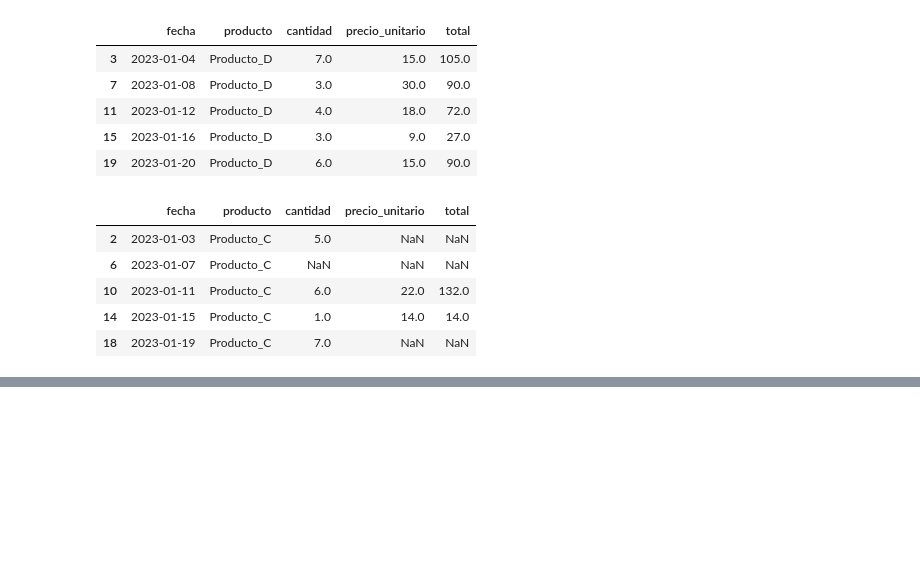
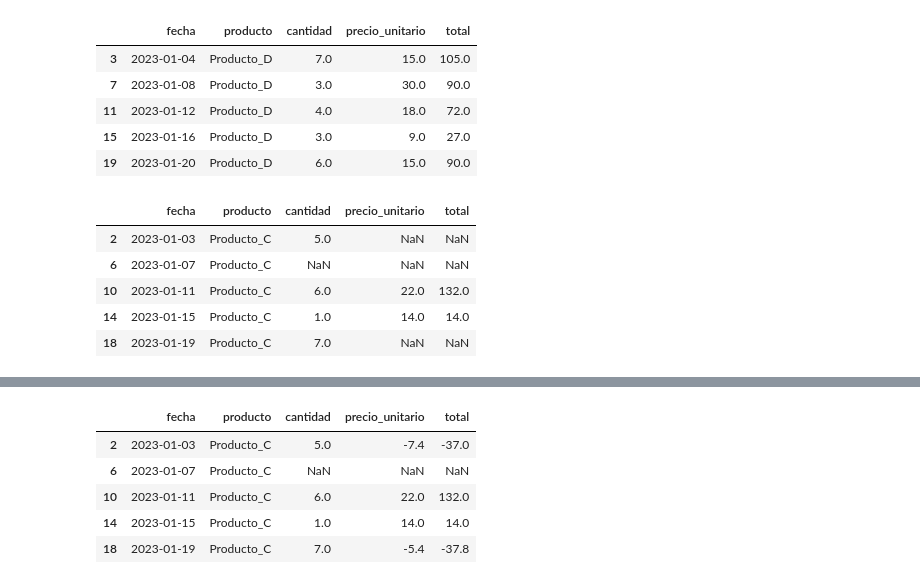
Before and after one commit to iair/mitic-data-science-team-1-septiembre-2024, a Jupyter notebook: clases/ds-fundamentals/ejercicios de integración/ejercicio_integracion_1.ipynb, the cells around one changed output, grey strips where cells are left out. Drawn from its saved outputs; the diff is of its cells as text; code cells hidden in the pictures; blank space fills up the shorter version.

```diff
--- a/clases/ds-fundamentals/ejercicios de integración/ejercicio_integracion_1.ipynb
+++ b/clases/ds-fundamentals/ejercicios de integración/ejercicio_integracion_1.ipynb
@@ -146,0 +260,10 @@ df.loc[df.producto=='Producto_C',:]
+# %%
+df.loc[:,'total'] = df['cantidad']*df['precio_unitario']
+df[(df['producto'] == 'Producto_C')]
+# %% [output]
+|  | fecha | producto | cantidad | precio_unitario | total |
+| 2 | 2023-01-03 | Producto_C | 5.0 | -7.4 | -37.0 |
+| 6 | 2023-01-07 | Producto_C | NaN | NaN | NaN |
+| 10 | 2023-01-11 | Producto_C | 6.0 | 22.0 | 132.0 |
+| 14 | 2023-01-15 | Producto_C | 1.0 | 14.0 | 14.0 |
+| 18 | 2023-01-19 | Producto_C | 7.0 | -5.4 | -37.8 |
```
Also changed, not shown: parts of 16 cells of this notebook.
